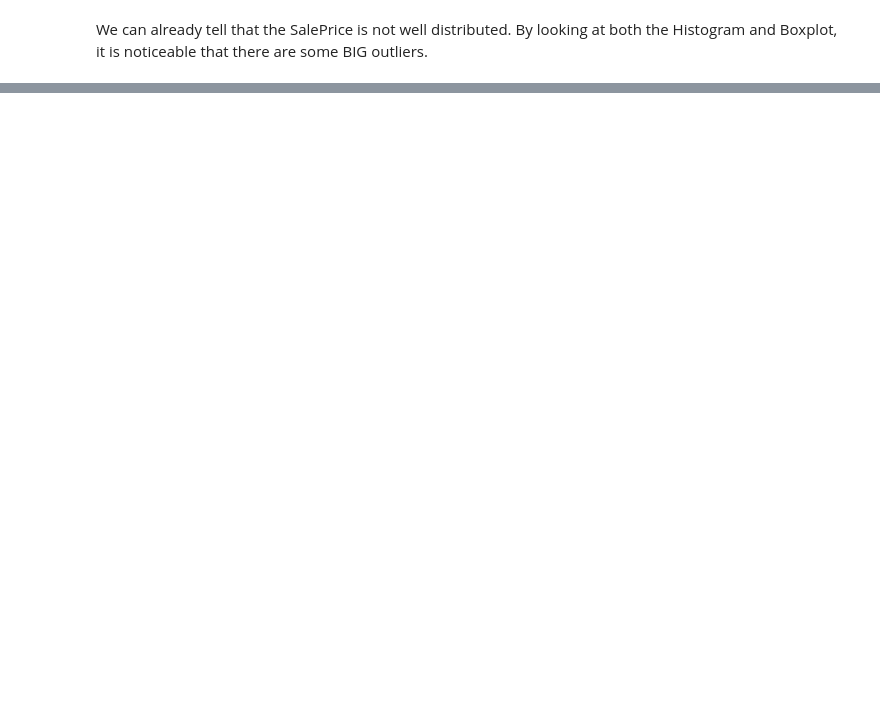
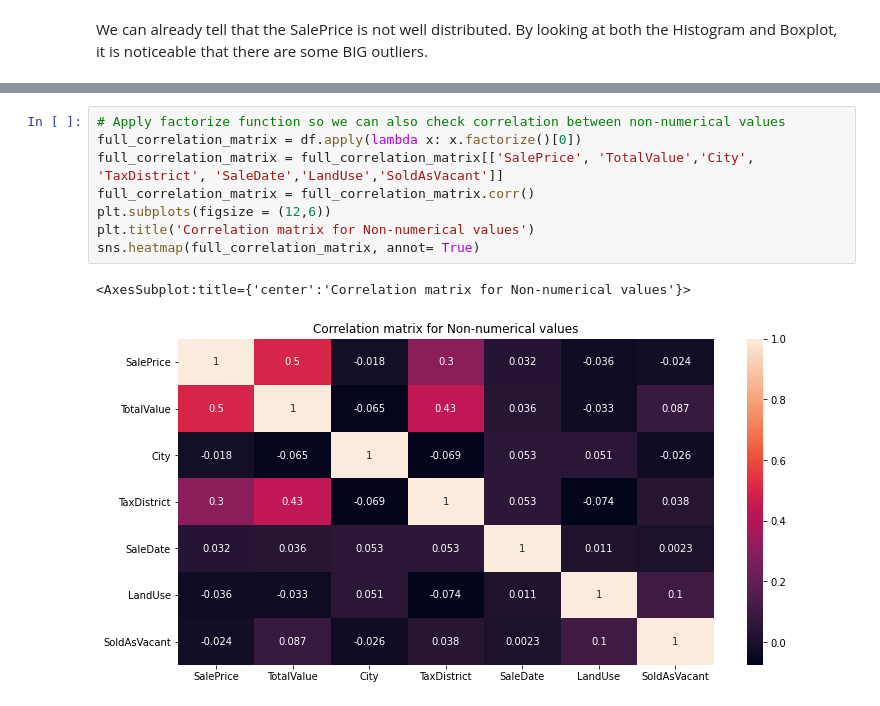
Before and after one commit to HenriqueCastros/COVID19-Analysis, a Jupyter notebook: HousingSales/DataAnalysis.ipynb, the cells around one changed output, grey strips where cells are left out. Saved outputs shown, nothing was run; the diff lists cells and outputs as text; blank space fills up the shorter version.

```diff
--- a/HousingSales/DataAnalysis.ipynb
+++ b/HousingSales/DataAnalysis.ipynb
@@ -276,0 +315,11 @@ sns.heatmap(correlations, annot= True)
+# %%
+# Apply factorize function so we can also check correlation between non-numerical values
+full_correlation_matrix = df.apply(lambda x: x.factorize()[0])
+full_correlation_matrix = full_correlation_matrix[['SalePrice', 'TotalValue','City', 'TaxDistrict', 'SaleDate','LandUse','SoldAsVacant']]
+full_correlation_matrix = full_correlation_matrix.corr()
+plt.subplots(figsize = (12,6))
+plt.title('Correlation matrix for Non-numerical values')
+sns.heatmap(full_correlation_matrix, annot= True)
+# %% [output]
+<AxesSubplot:title={'center':'Correlation matrix for Non-numerical values'}>
+[figure, added]
```
Also changed, not shown: parts of 25 cells of this notebook.
